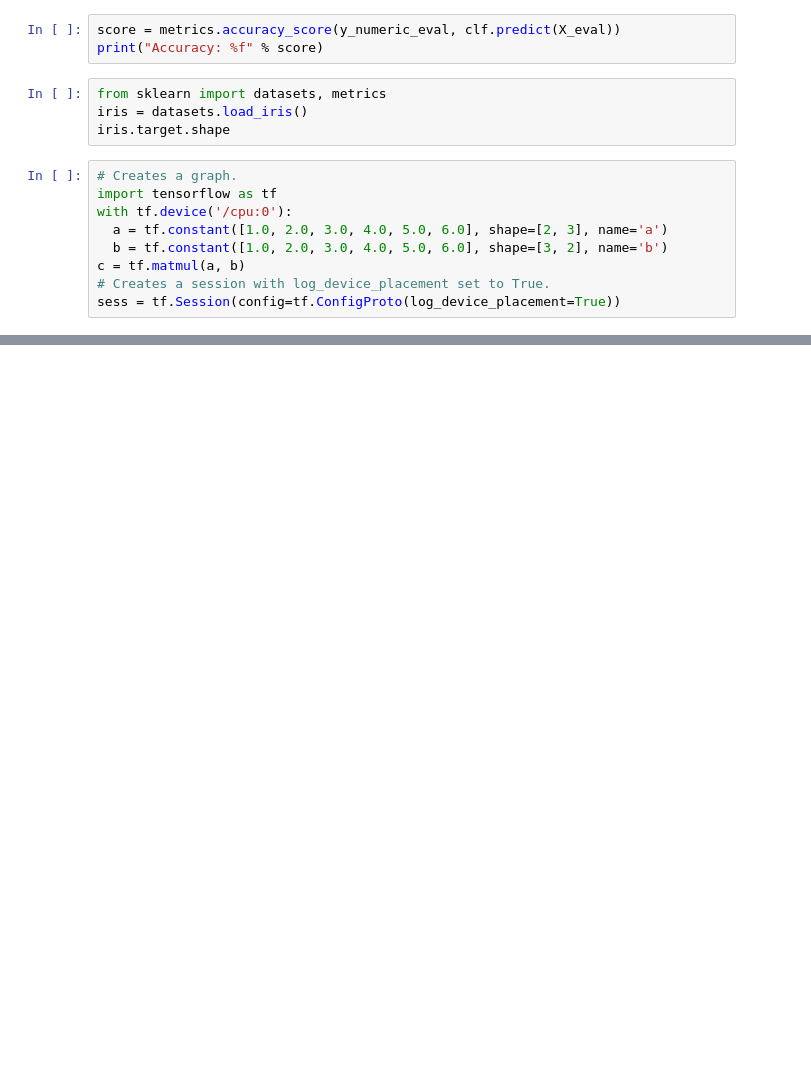
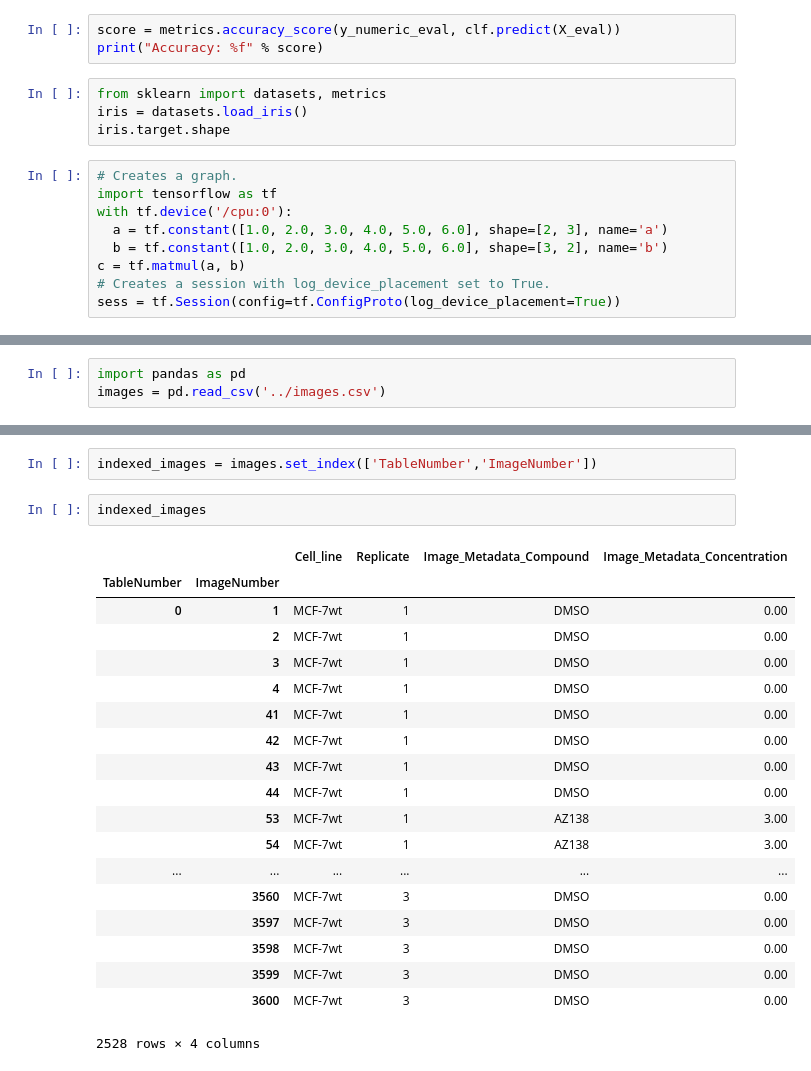
Before and after one commit to arasharchor/CPA-CNN, a Jupyter notebook: CP features.ipynb, the cells around one changed output, grey strips where cells are left out. Drawn from its saved outputs; the diff is of its cells as text; blank space fills up the shorter version.

```diff
--- a/CP features.ipynb
+++ b/CP features.ipynb
@@ -152,0 +220,3 @@ df.columns.values
+# %%
+import pandas as pd
+images = pd.read_csv('../images.csv')
@@ -152,0 +240,24 @@ df.columns.values
+# %%
+indexed_images = images.set_index(['TableNumber','ImageNumber'])
+# %%
+indexed_images
+# %% [output]
+|  |  | Cell_line | Replicate | Image_Metadata_Compound | Image_Metadata_Concentration |
+| TableNumber | ImageNumber |  |  |  |  |
+| 0 | 1 | MCF-7wt | 1 | DMSO | 0.00 |
+|  | 2 | MCF-7wt | 1 | DMSO | 0.00 |
+|  | 3 | MCF-7wt | 1 | DMSO | 0.00 |
+|  | 4 | MCF-7wt | 1 | DMSO | 0.00 |
+|  | 41 | MCF-7wt | 1 | DMSO | 0.00 |
+|  | 42 | MCF-7wt | 1 | DMSO | 0.00 |
+|  | 43 | MCF-7wt | 1 | DMSO | 0.00 |
+|  | 44 | MCF-7wt | 1 | DMSO | 0.00 |
+|  | 53 | MCF-7wt | 1 | AZ138 | 3.00 |
+|  | 54 | MCF-7wt | 1 | AZ138 | 3.00 |
+| ... | ... | ... | ... | ... | ... |
+|  | 3560 | MCF-7wt | 3 | DMSO | 0.00 |
+|  | 3597 | MCF-7wt | 3 | DMSO | 0.00 |
+|  | 3598 | MCF-7wt | 3 | DMSO | 0.00 |
+|  | 3599 | MCF-7wt | 3 | DMSO | 0.00 |
+|  | 3600 | MCF-7wt | 3 | DMSO | 0.00 |
+2528 rows × 4 columns
```
Also changed, not shown: parts of 38 cells of this notebook, 10 other files.
